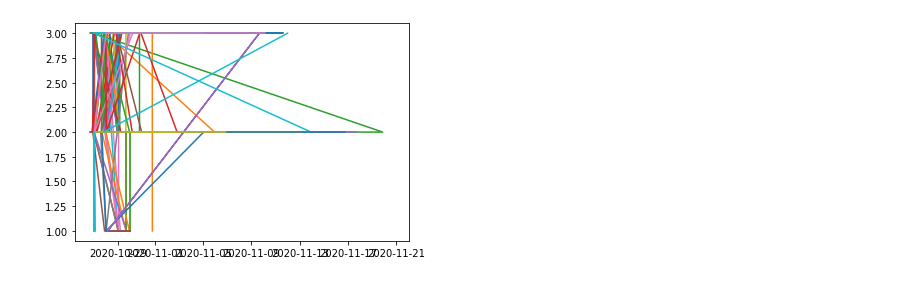
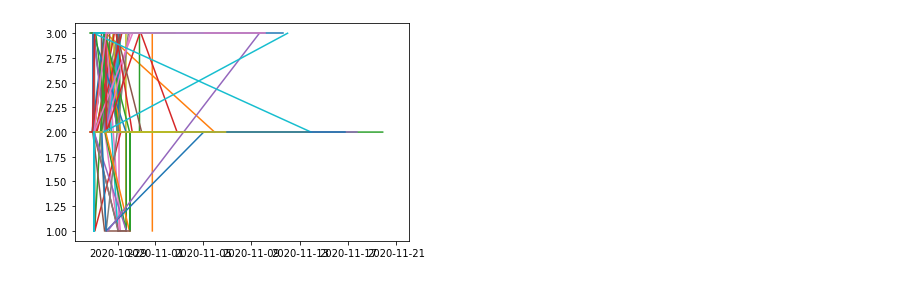
Before and after one commit to GwenStacey/Canvas-Data, a Jupyter notebook: canvas_data/m-m.ipynb, the cells around one changed output. Cells and saved outputs as stored; diff of their text form; code cells hidden in the pictures.

Commit message:
Exploring plotly visuals, not perfect

```diff
--- a/canvas_data/m-m.ipynb
+++ b/canvas_data/m-m.ipynb
@@ -153,3 +185,3 @@ result_data[0]
 # %%
 result_df = pd.DataFrame(result_data, columns=["user_id", "score", "started_at"])
-result_df.head()
+result_df = result_df.sort_values("started_at")
@@ -168,8 +192,10 @@ result_df["user_id"].unique()
 # %%
 import matplotlib.pyplot as plt
 for i in result_df["user_id"].unique():
     df = result_df[result_df["user_id"]==i]
+    df = df.sort_values("started_at")
     plt.plot(df["started_at"], df["score"])
+#plt.legend(result_df["user_id"].unique())
 plt.show()
 # %% [output]
-[figure, old version]
+[figure, new version]
```
Also changed, not shown: parts of 9 cells of this notebook.
